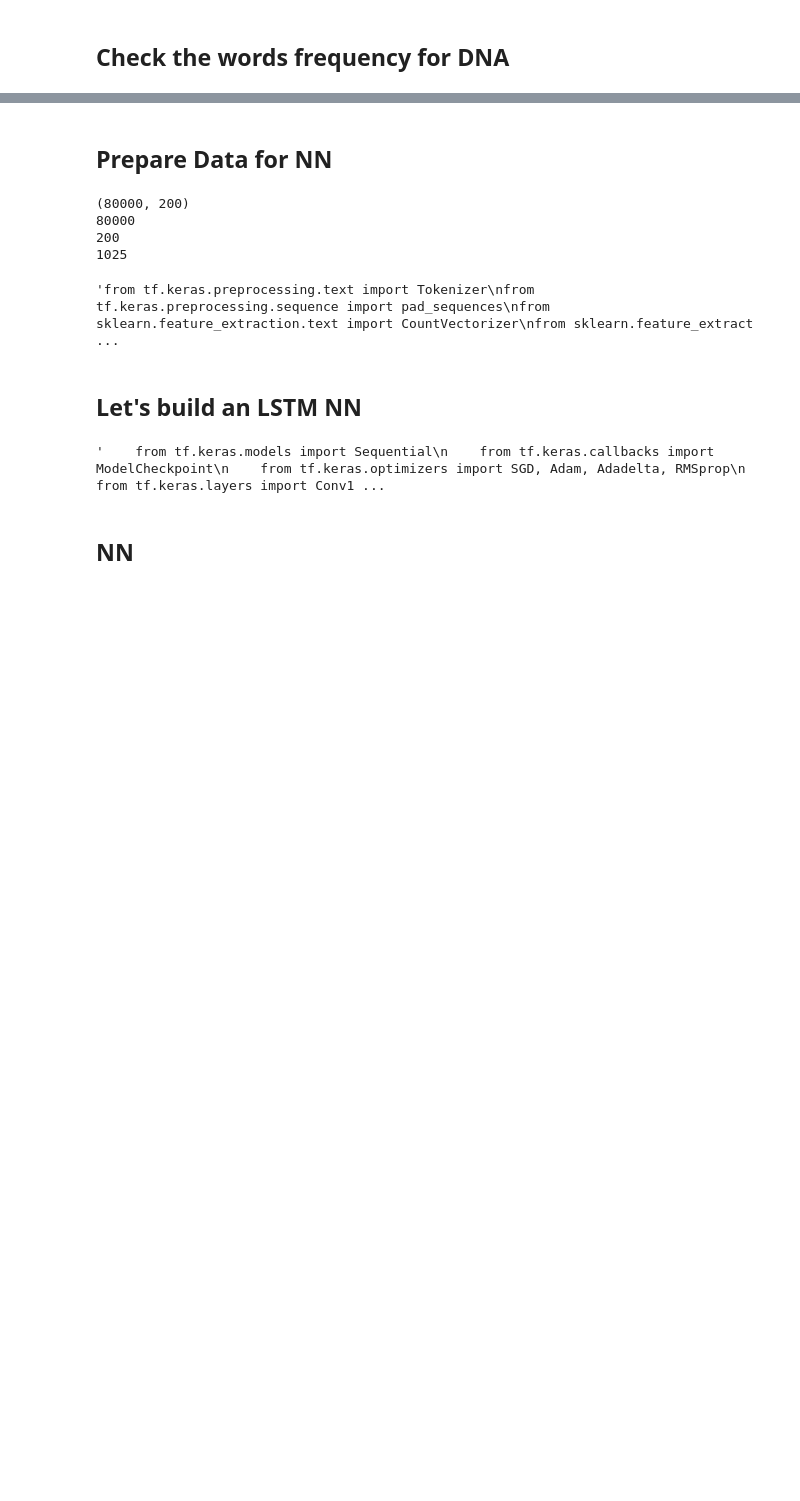
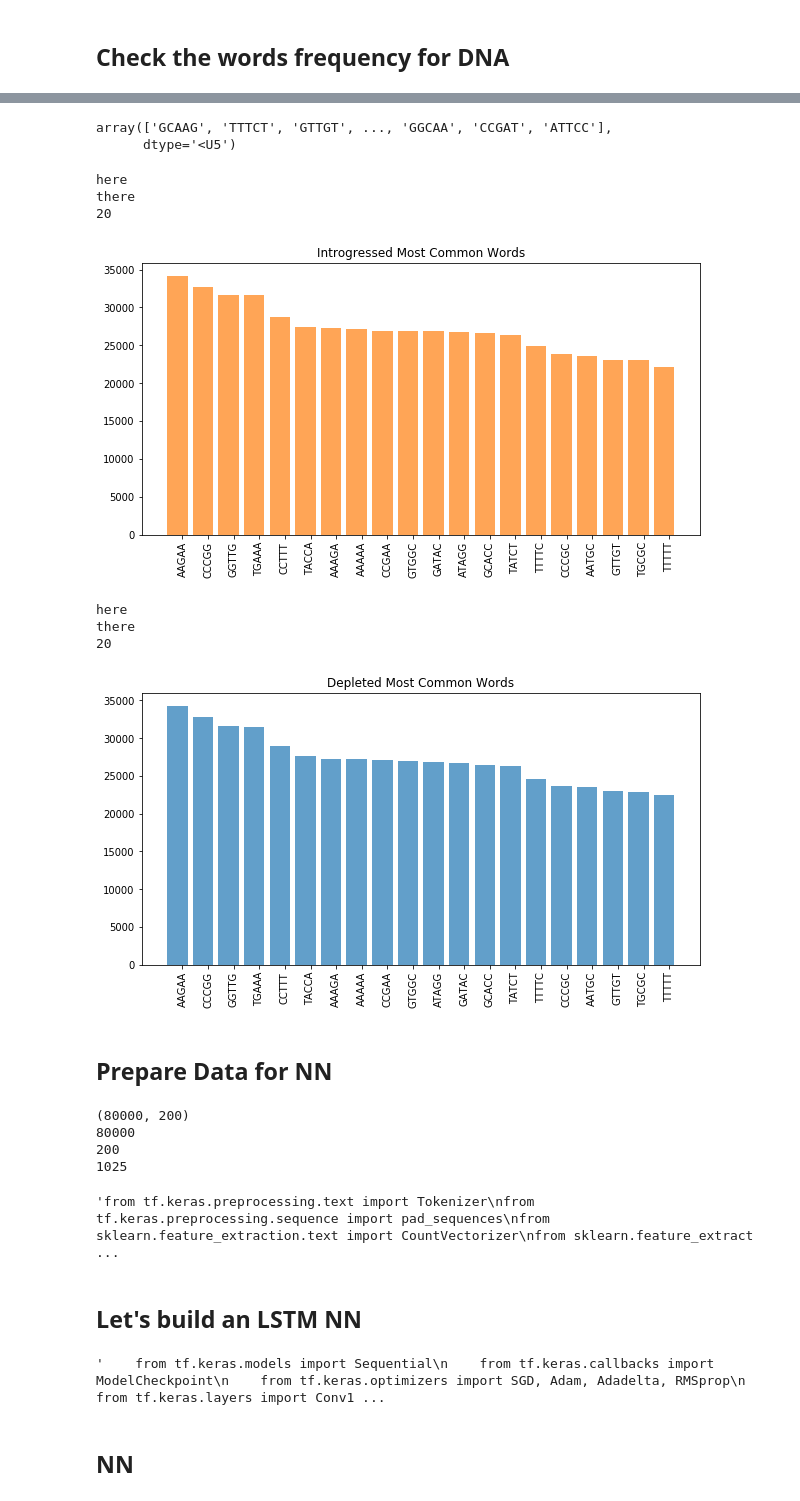
Before and after one commit to edoardospadetto/Ragu, a Jupyter notebook: DNA_FAKE_SEQ_V3.ipynb, the cells around one changed output, grey strips where cells are left out. Saved outputs shown, nothing was run; the diff lists cells and outputs as text; code cells hidden in the pictures; blank space fills up the shorter version.

```diff
--- a/DNA_FAKE_SEQ_V3.ipynb
+++ b/DNA_FAKE_SEQ_V3.ipynb
@@ -880,3 +811,70 @@ there
+# %%
+
+
+h_DNA_check= h_DNA.reshape(DNA_length//word_length)
+n_DNA_check= n_DNA.reshape(DNA_length//word_length)
+display(h_DNA_check)
+h_DNA_check1=[]
+n_DNA_check1=[]
+
+
+
+from collections import Counter
+import matplotlib.pyplot as  plt
+##NEANDERTHAL
+print("here")
+counts_n=dict(Counter(n_DNA_check).most_common(20))
+print("there")
+labels_n, values_n = zip(*counts_n.items())
+
+#sort
+indsort_n = np.argsort(values_n)[::-1]
+plt.figure(figsize=(10,5))
+#re_arrange
+plt.title("Introgressed Most Common Words")
+labels_n= np.array(labels_n)[indsort_n]
+values_n= np.array(values_n)[indsort_n]
+indexes_n = np.arange(len(values_n))
+bar_width=0.2
+plt.bar(indexes_n, values_n, alpha = 0.7, color= "C1")
+plt.xticks(indexes_n+bar_width,labels_n, rotation= 90)
+print(len(counts_n))
+plt.savefig("Introgrmw_V3", bbox_inches='tight')
+plt.show()
+
+
+
+##HUMAN
+print("here")
+counts_h=dict(Counter(h_DNA_check).most_common(20))
+print("there")
+labels_h, values_h = zip(*counts_h.items())
+
+#sort
+indsort_h = np.argsort(values_h)[::-1]
+plt.figure(figsize=(10,5))
+#re_arrange
+labels_h= np.array(labels_h)[indsort_h]
+values_h= np.array(values_h)[indsort_h]
+indexes_h = np.arange(len(values_h))
+bar_width=0.2
+plt.bar(indexes_h, values_h, alpha = 0.7)
+plt.title("Depleted Most Common Words")
+plt.xticks(indexes_h+bar_width,labels_h, rotation= 90)
+print(len(counts_h))
+plt.savefig("Depletedmw_V3", bbox_inches='tight')
+plt.show()
+# %% [output]
+array(['GCAAG', 'TTTCT', 'GTTGT', ..., 'GGCAA', 'CCGAT', 'ATTCC'],
+      dtype='<U5')
+here
+there
+20
+[figure, added]
+here
+there
+20
+[figure, added]
 # %% [markdown]
 ## Prepare Data for NN
 # %%
```
Also changed, not shown: parts of 22 cells of this notebook.
